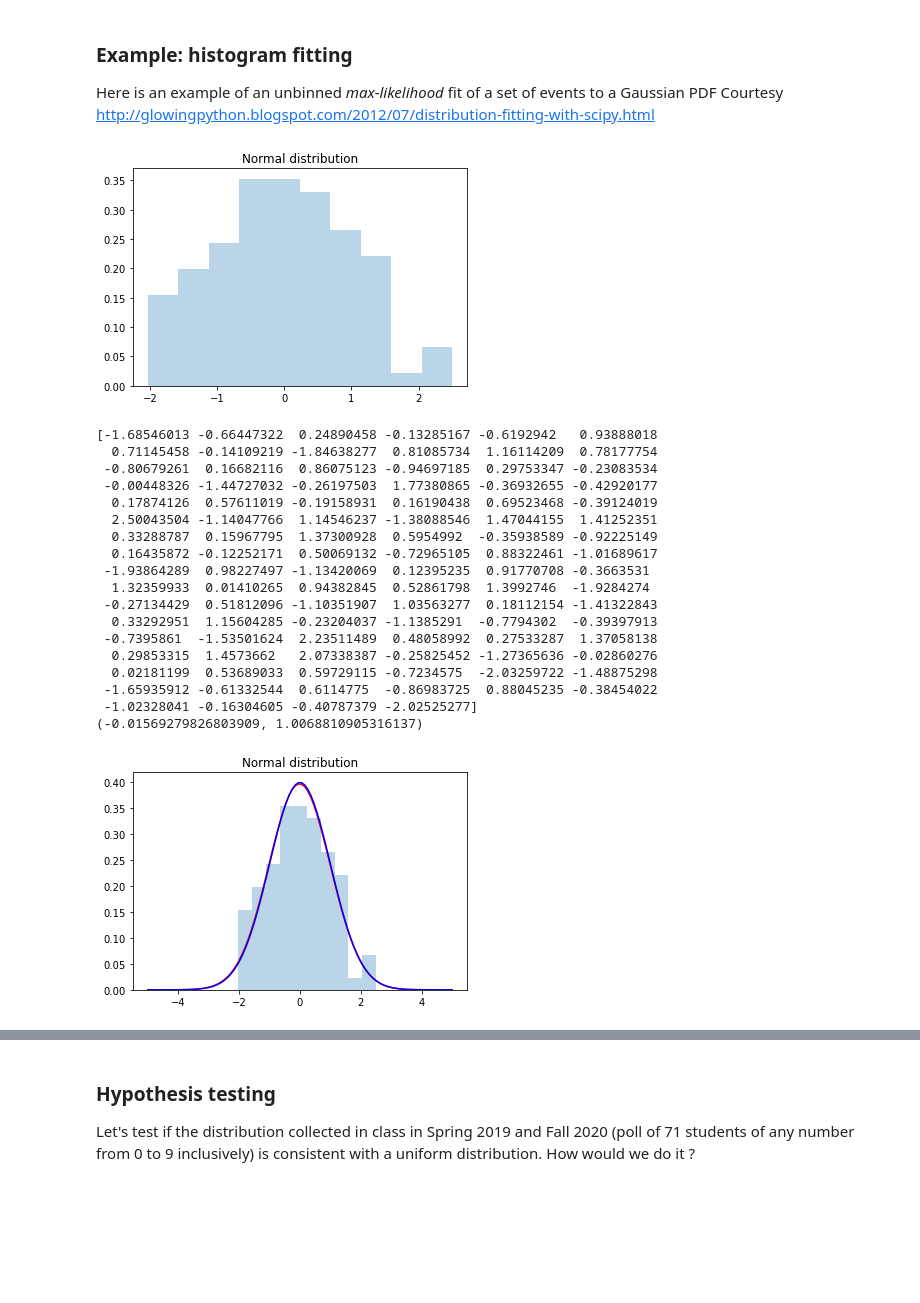
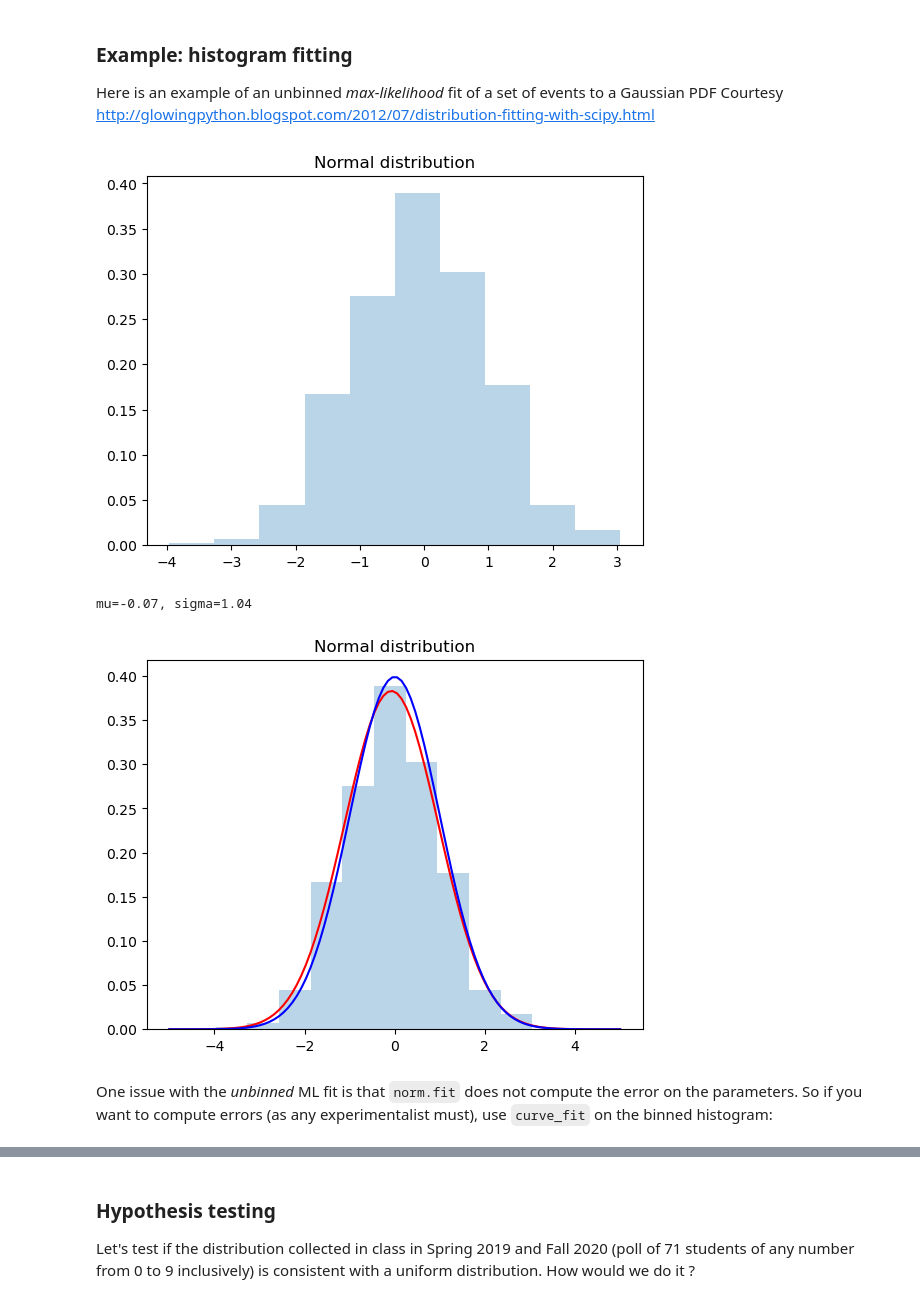
Before and after one commit to ds-connectors/Physics-88-SP23, a Jupyter notebook: Week07/L05/Lecture05.ipynb, the cells around one changed output, grey strips where cells are left out. Saved outputs shown, nothing was run; the diff lists cells and outputs as text; code cells hidden in the pictures; blank space fills up the shorter version.

```diff
--- a/Week07/L05/Lecture05.ipynb
+++ b/Week07/L05/Lecture05.ipynb
@@ -533,24 +533,24 @@ Courtesy http://glowingpython.blogspot.com/2012/07/distribution-fitting-with-sci
 # %%
 from scipy.stats import norm
 from numpy import linspace
 from pylab import plot,show,hist,figure,title
 
-# generate 100 events from a normal distrubution
+# generate 1000 events from a normal distrubution
 # with mean 0 and standard deviation 1
-sample = norm.rvs(loc=0,scale=1,size=100)
+sample = norm.rvs(loc=0,scale=1,size=1000)
 
 title('Normal distribution')
 hist(sample,density=True,alpha=.3)
 show()
 # %% [output]
-[figure, old version]
+[figure, new version]
 # %%
-print(sample)
+#print(sample)
 par = norm.fit(sample) # distribution fitting
 
 #hist(sample,20)
 
-print (par)
+print ('mu={0:.2f}, sigma={1:.2f}'.format(par[0],par[1]))
 
 # now, par[0] and par[1] are the mean and
 # the standard deviation of the fitted distribution
@@ -565,22 +565,7 @@ hist(sample,density=True,alpha=.3)
 plot(x,pdf_fitted,'r-',x,pdf,'b-')
 show()
 # %% [output]
-[-1.68546013 -0.66447322  0.24890458 -0.13285167 -0.6192942   0.93888018
-  0.71145458 -0.14109219 -1.84638277  0.81085734  1.16114209  0.78177754
- -0.80679261  0.16682116  0.86075123 -0.94697185  0.29753347 -0.23083534
- -0.00448326 -1.44727032 -0.26197503  1.77380865 -0.36932655 -0.42920177
-  0.17874126  0.57611019 -0.19158931  0.16190438  0.69523468 -0.39124019
-  2.50043504 -1.14047766  1.14546237 -1.38088546  1.47044155  1.41252351
-  0.33288787  0.15967795  1.37300928  0.5954992  -0.35938589 -0.92225149
-  0.16435872 -0.12252171  0.50069132 -0.72965105  0.88322461 -1.01689617
- -1.93864289  0.98227497 -1.13420069  0.12395235  0.91770708 -0.3663531
-  1.32359933  0.01410265  0.94382845  0.52861798  1.3992746  -1.9284274
- -0.27134429  0.51812096 -1.10351907  1.03563277  0.18112154 -1.41322843
-  0.33292951  1.15604285 -0.23204037 -1.1385291  -0.7794302  -0.39397913
- -0.7395861  -1.53501624  2.23511489  0.48058992  0.27533287  1.37058138
-  0.29853315  1.4573662   2.07338387 -0.25825452 -1.27365636 -0.02860276
-  0.02181199  0.53689033  0.59729115 -0.7234575  -2.03259722 -1.48875298
- -1.65935912 -0.61332544  0.6114775  -0.86983725  0.88045235 -0.38454022
- -1.02328041 -0.16304605 -0.40787379 -2.02525277]
-(-0.01569279826803909, 1.0068810905316137)
+mu=-0.07, sigma=1.04
-[figure, old version]
+[figure, new version]
+# %% [markdown]
+One issue with the <i>unbinned</i> ML fit is that `norm.fit` does not compute the error on the parameters. So if you want to compute errors (as any experimentalist must), use `curve_fit` on the binned histogram:
```
Also changed, not shown: parts of 13 cells of this notebook, 2 other files.
